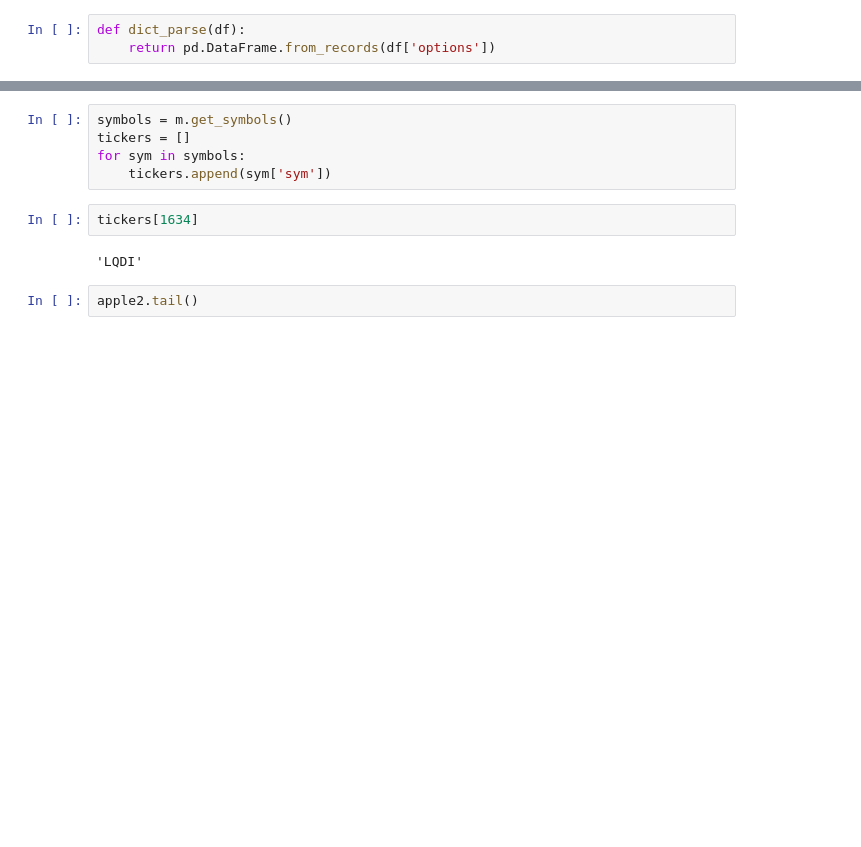
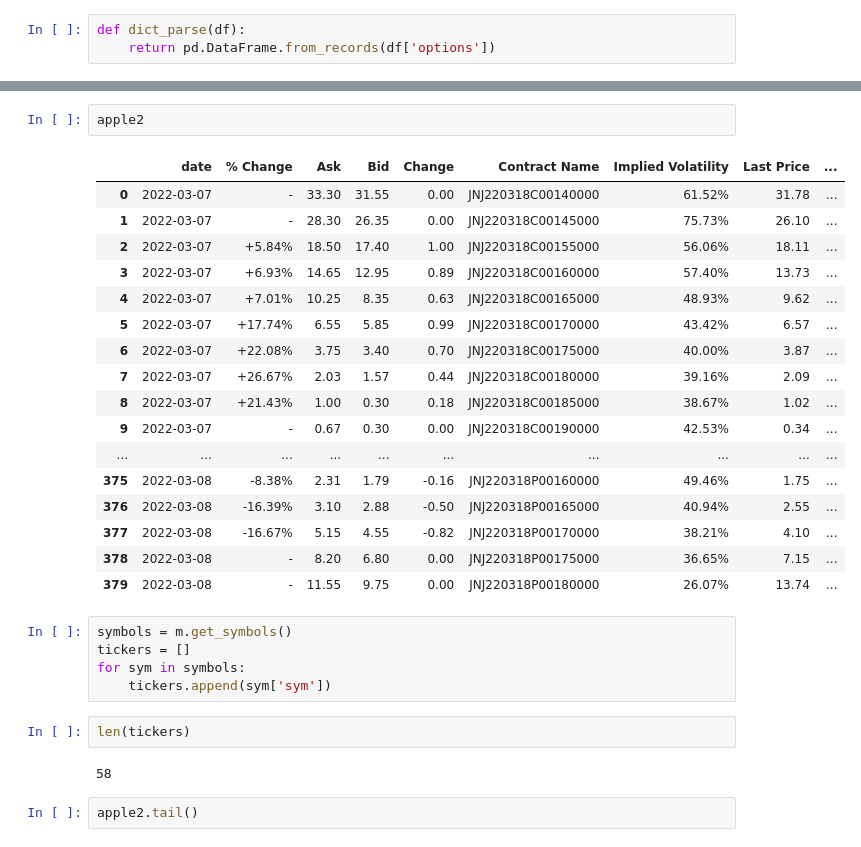
Before and after one commit to andermy/yahooScraper, a Jupyter notebook: test.ipynb, the cells around one changed output, grey strips where cells are left out. Drawn from its saved outputs; the diff is of its cells as text; blank space fills up the shorter version.

```diff
--- a/test.ipynb
+++ b/test.ipynb
@@ -65,12 +95,32 @@ NameError: name 'tickers' is not defined
+# %%
+apple2
+# %% [output]
+|  | date | % Change | Ask | Bid | Change | Contract Name | Implied Volatility | Last Price | ... |
+| 0 | 2022-03-07 | - | 33.30 | 31.55 | 0.00 | JNJ220318C00140000 | 61.52% | 31.78 | ... |
+| 1 | 2022-03-07 | - | 28.30 | 26.35 | 0.00 | JNJ220318C00145000 | 75.73% | 26.10 | ... |
+| 2 | 2022-03-07 | +5.84% | 18.50 | 17.40 | 1.00 | JNJ220318C00155000 | 56.06% | 18.11 | ... |
+| 3 | 2022-03-07 | +6.93% | 14.65 | 12.95 | 0.89 | JNJ220318C00160000 | 57.40% | 13.73 | ... |
+| 4 | 2022-03-07 | +7.01% | 10.25 | 8.35 | 0.63 | JNJ220318C00165000 | 48.93% | 9.62 | ... |
+| 5 | 2022-03-07 | +17.74% | 6.55 | 5.85 | 0.99 | JNJ220318C00170000 | 43.42% | 6.57 | ... |
+| 6 | 2022-03-07 | +22.08% | 3.75 | 3.40 | 0.70 | JNJ220318C00175000 | 40.00% | 3.87 | ... |
+| 7 | 2022-03-07 | +26.67% | 2.03 | 1.57 | 0.44 | JNJ220318C00180000 | 39.16% | 2.09 | ... |
+| 8 | 2022-03-07 | +21.43% | 1.00 | 0.30 | 0.18 | JNJ220318C00185000 | 38.67% | 1.02 | ... |
+| 9 | 2022-03-07 | - | 0.67 | 0.30 | 0.00 | JNJ220318C00190000 | 42.53% | 0.34 | ... |
+| ... | ... | ... | ... | ... | ... | ... | ... | ... | ... |
+| 375 | 2022-03-08 | -8.38% | 2.31 | 1.79 | -0.16 | JNJ220318P00160000 | 49.46% | 1.75 | ... |
+| 376 | 2022-03-08 | -16.39% | 3.10 | 2.88 | -0.50 | JNJ220318P00165000 | 40.94% | 2.55 | ... |
+| 377 | 2022-03-08 | -16.67% | 5.15 | 4.55 | -0.82 | JNJ220318P00170000 | 38.21% | 4.10 | ... |
+| 378 | 2022-03-08 | - | 8.20 | 6.80 | 0.00 | JNJ220318P00175000 | 36.65% | 7.15 | ... |
+| 379 | 2022-03-08 | - | 11.55 | 9.75 | 0.00 | JNJ220318P00180000 | 26.07% | 13.74 | ... |
 # %%
 symbols = m.get_symbols()
 tickers = []
 for sym in symbols:
     tickers.append(sym['sym'])
-# %%
-tickers[1634]
-# %% [output]
-'LQDI'
+# %%
+len(tickers)
+# %% [output]
+58
 # %%
 apple2.tail()
 # %% [output]
```
Also changed, not shown: parts of 9 cells of this notebook, 2 other files.
